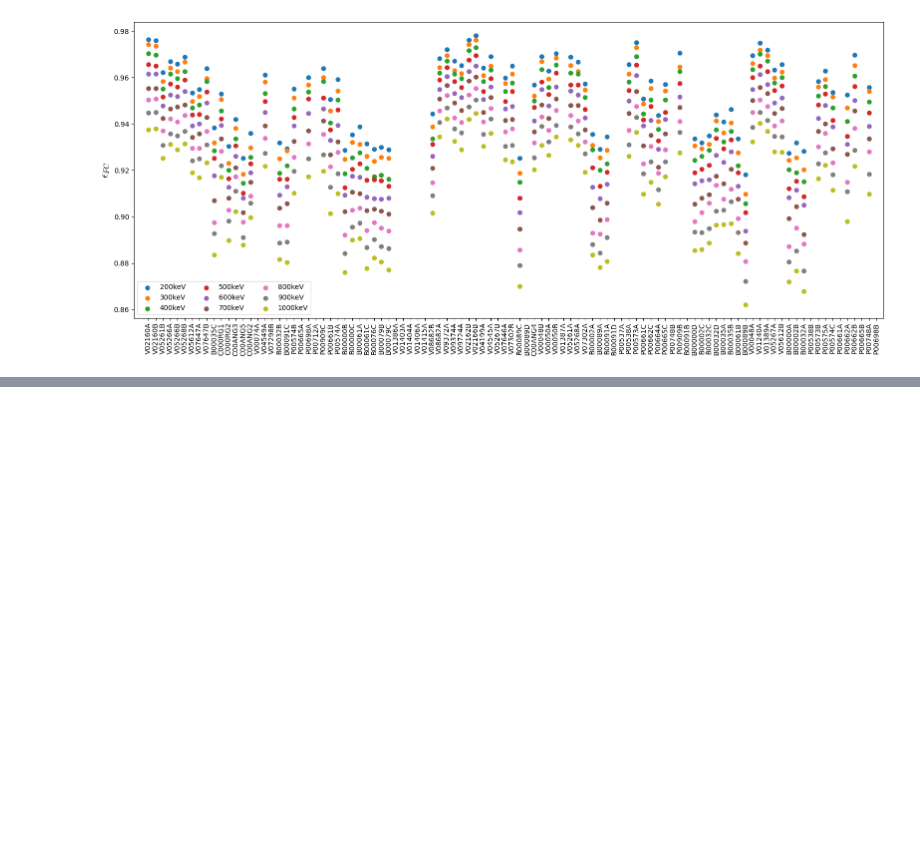
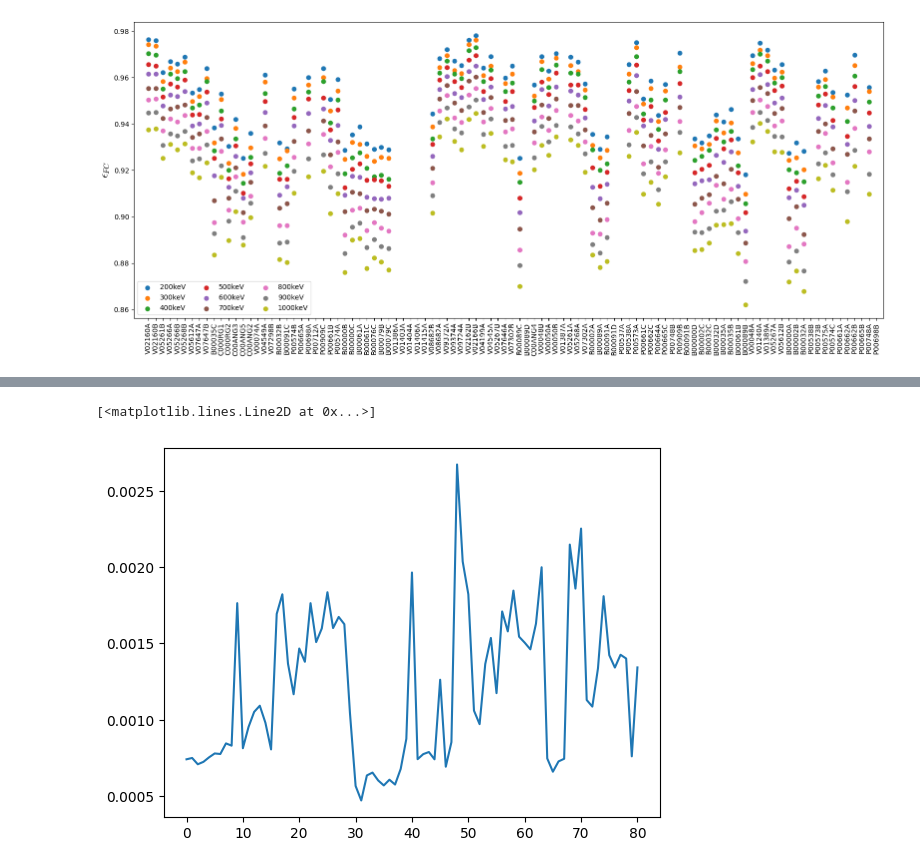
Before and after one commit to fraborra/bosonic-DM, a Jupyter notebook: axio-electric-analysis.ipynb, the cells around one changed output, grey strips where cells are left out. Saved outputs shown, nothing was run; the diff lists cells and outputs as text; code cells hidden in the pictures; blank space fills up the shorter version.

```diff
--- a/axio-electric-analysis.ipynb
+++ b/axio-electric-analysis.ipynb
@@ -129,7 +125,6 @@ ratio_dict = compute_ratio_from_lazyframe(
     lf,
     eres_dict,
     simulated_energies,
-    rawid_by_det_type,
     chmap,
 )
 # %%
@@ -191,0 +226,12 @@ plt.show()
+# %%
+unc_list = []
+unc_key = 'ratio_sigma'
+# unc_key = 'ratio_syst_fwhm'
+ene_sim = 1000
+for key in ratio_dict[ene_sim]:
+    if ratio_dict[ene_sim][key][unc_key] > 0.0015:
+        print(key)
+    if ratio_dict[ene_sim][key][unc_key] == 0 :
+        unc_list.append(np.nan)
+        continue
+    unc_list.append(ratio_dict[ene_sim][key][unc_key]/ratio_dict[ene_sim][key]['ratio'])
@@ -191,0 +254,5 @@ plt.show()
+# %%
+plt.plot(range(len(ratio_dict[ene_sim].keys())), unc_list)
+# %% [output]
+[<matplotlib.lines.Line2D at 0x...>]
+[figure, added]
```
Also changed, not shown: parts of 6 cells of this notebook, 3 other files.
